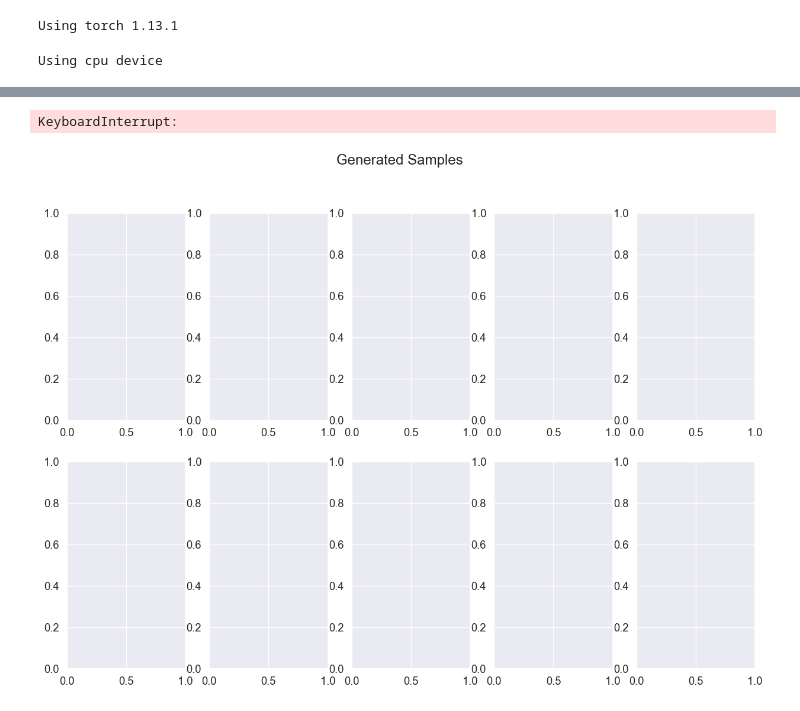
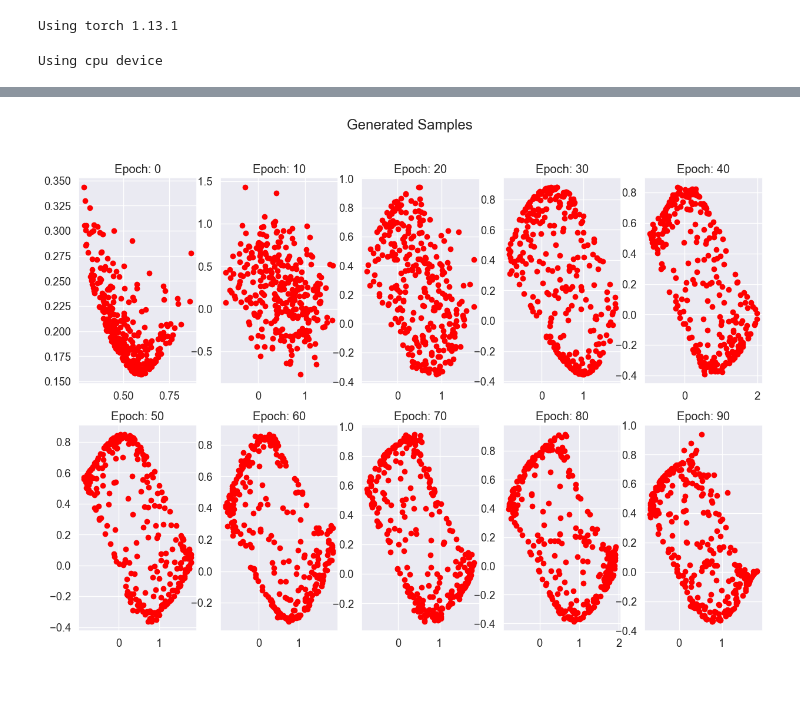
Before and after one commit to PritRaj1/IIB-Project-LatentEBM-Variance-Study, a Jupyter notebook: Notebooks/TemperedLatentEBM.ipynb, the cells around one changed output, grey strips where cells are left out. Saved outputs shown, nothing was run; the diff lists cells and outputs as text; code cells hidden in the pictures; blank space fills up the shorter version.

```diff
--- a/Notebooks/TemperedLatentEBM.ipynb
+++ b/Notebooks/TemperedLatentEBM.ipynb
@@ -181,7 +181,7 @@ lossE = EBM_loss
 lossG = generator_loss
 # %%
 device = "cuda" if torch.cuda.is_available() else "cpu"
-print("Using {} device".format(device))
+print(f"Using {device} device")
 
 # Hyperparameters
 NUM_EPOCHS = 100
@@ -277,11 +277,11 @@ with torch.profiler.profile(
                 z0 = Sampler.sample_p0()
 
                 # 1b. Sample from posterior p_theta(z | x) and prior p_a(z)
-                zK_EBM = Sampler.get_sample(z0, None, EBMnet, None)
-                zK_GEN = Sampler.get_sample(z0, x, GENnet, EBMnet)
+                zK_EBM = Sampler.get_sample(z0, None, EBMnet, None).detach()
+                zK_GEN = Sampler.get_sample(z0, x, GENnet, EBMnet).detach()
 
                 # 2. Get loss at temperature t
-                x_pred = GENnet(zK_GEN.detach()) + (GENnet.lkhood_sigma * torch.randn_like(x))
+                x_pred = GENnet(zK_GEN) + (GENnet.lkhood_sigma * torch.randn_like(x))
                 lossG_current = lossG(x, x_pred, GENnet.lkhood_sigma)
                 lossE_current = lossE(zK_EBM, zK_GEN, EBMnet)
 
@@ -348,5 +347,4 @@ STAGE:2023-12-04 13:47:41 212975:212975 ActivityProfilerController.cpp:300] Comp
-KeyboardInterrupt:
-[figure, old version]
+[figure, new version]
 # %%
 # Create a figure with 2 subplots
 fig, axs = plt.subplots(1, 2, figsize=(15, 5))
```
Also changed, not shown: parts of 3 cells of this notebook, 1 other file.
